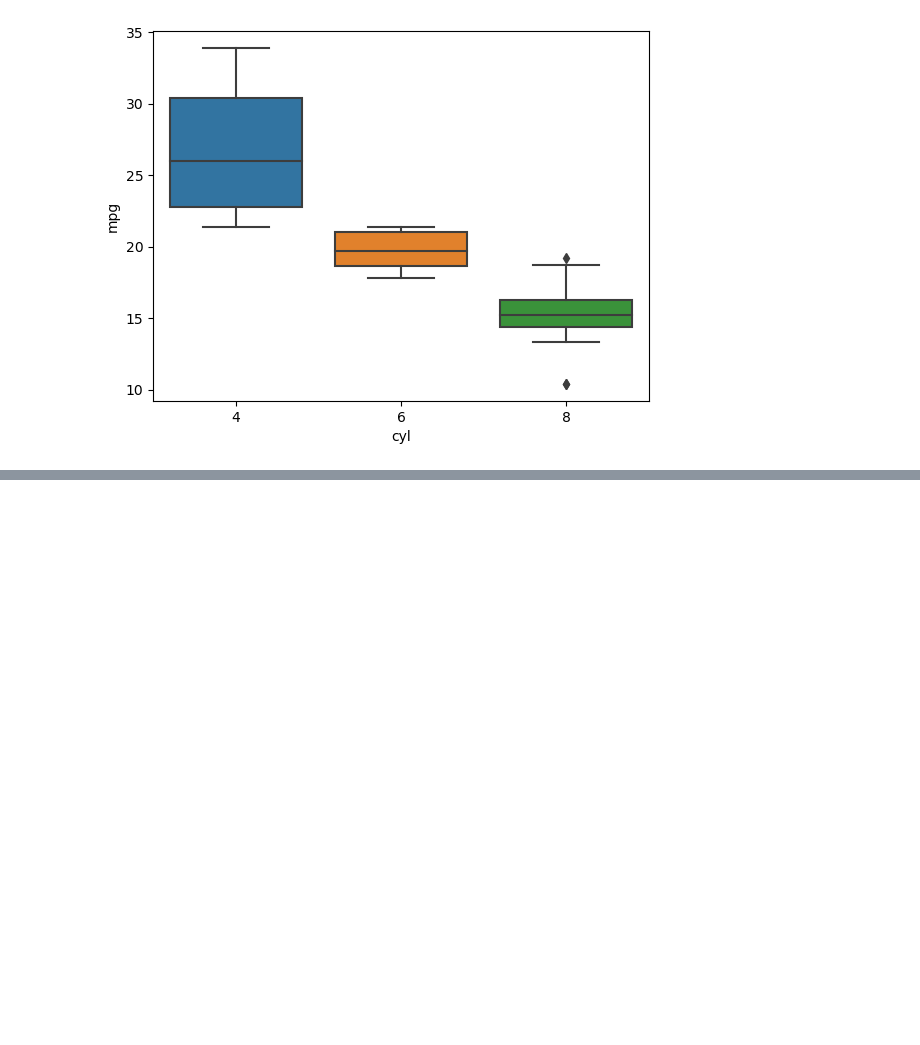
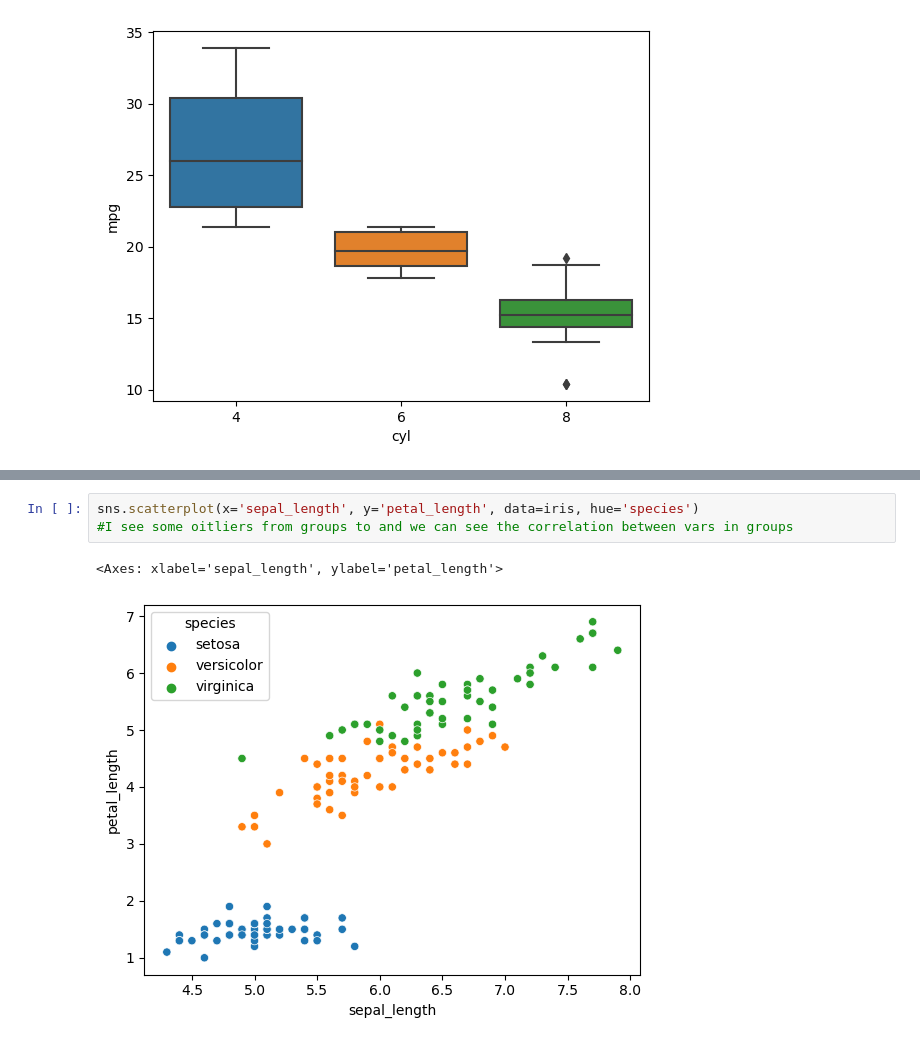
Before and after one commit to DejanaGladic/Python-for-Data-Science, a Jupyter notebook: Week5-Visualization/Visualization examples (alone).ipynb, the cells around one changed output, grey strips where cells are left out. Cells and saved outputs as stored; diff of their text form; blank space fills up the shorter version.

```diff
--- a/Week5-Visualization/Visualization examples (alone).ipynb
+++ b/Week5-Visualization/Visualization examples (alone).ipynb
@@ -158,0 +182,6 @@ sns.boxplot(x='cyl', y='mpg', data=mtcars)
+# %%
+sns.scatterplot(x='sepal_length', y='petal_length', data=iris, hue='species')
+#I see some oitliers from groups to and we can see the correlation between vars in groups
+# %% [output]
+<Axes: xlabel='sepal_length', ylabel='petal_length'>
+[figure, added]
```
Also changed, not shown: parts of 6 cells of this notebook.
